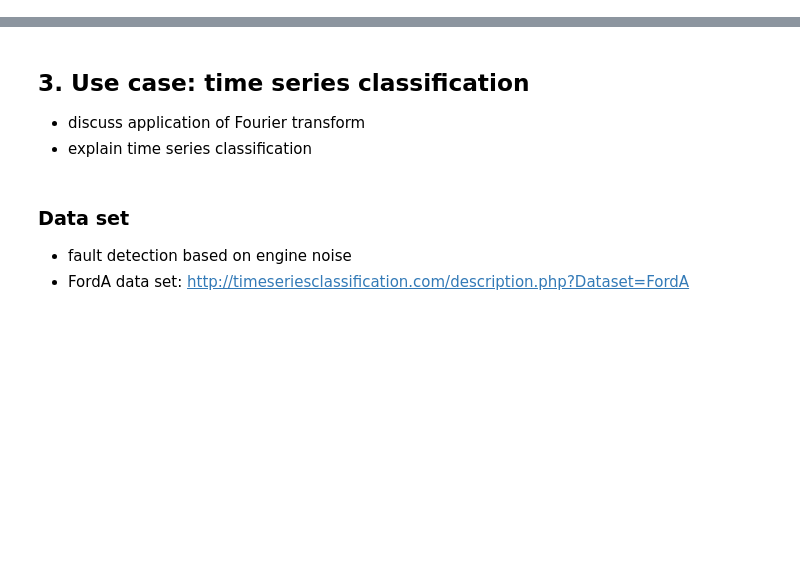
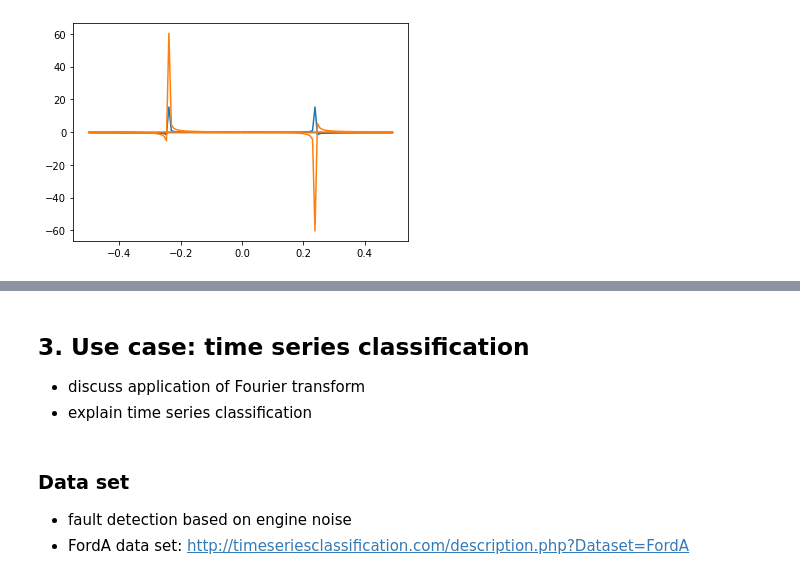
Before and after one commit to TawyeebOS/Time-Series-Analysis-and-Fourier-Transform-Nuffield-Project, a Jupyter notebook: Report-Draft.ipynb, the cells around one changed output, grey strips where cells are left out. Drawn from its saved outputs; the diff is of its cells as text; code cells hidden in the pictures; blank space fills up the shorter version.

```diff
--- a/Report-Draft.ipynb
+++ b/Report-Draft.ipynb
@@ -14,0 +109,5 @@
+# %%
+plt.plot(freq, sp1.real, freq, sp1.imag)
+plt.show()
+# %% [output]
+[figure, added]
```
Also changed, not shown: parts of 22 cells of this notebook, 1 other file.
